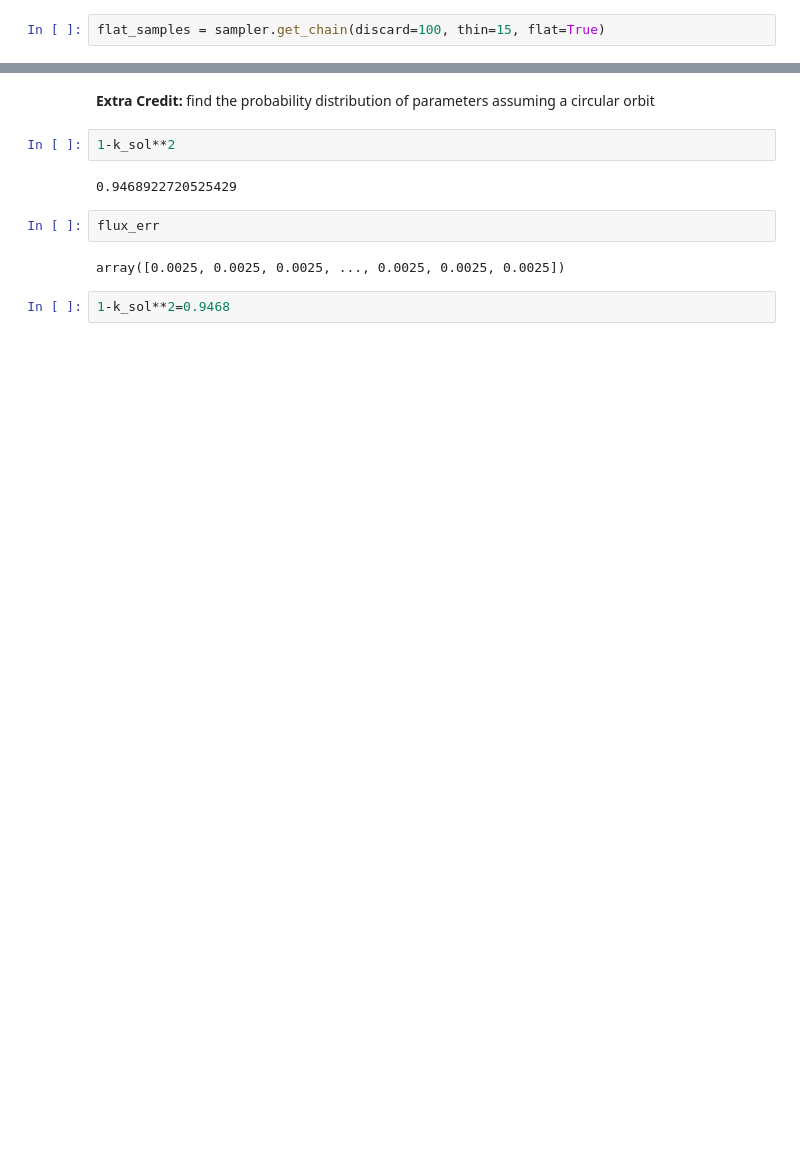
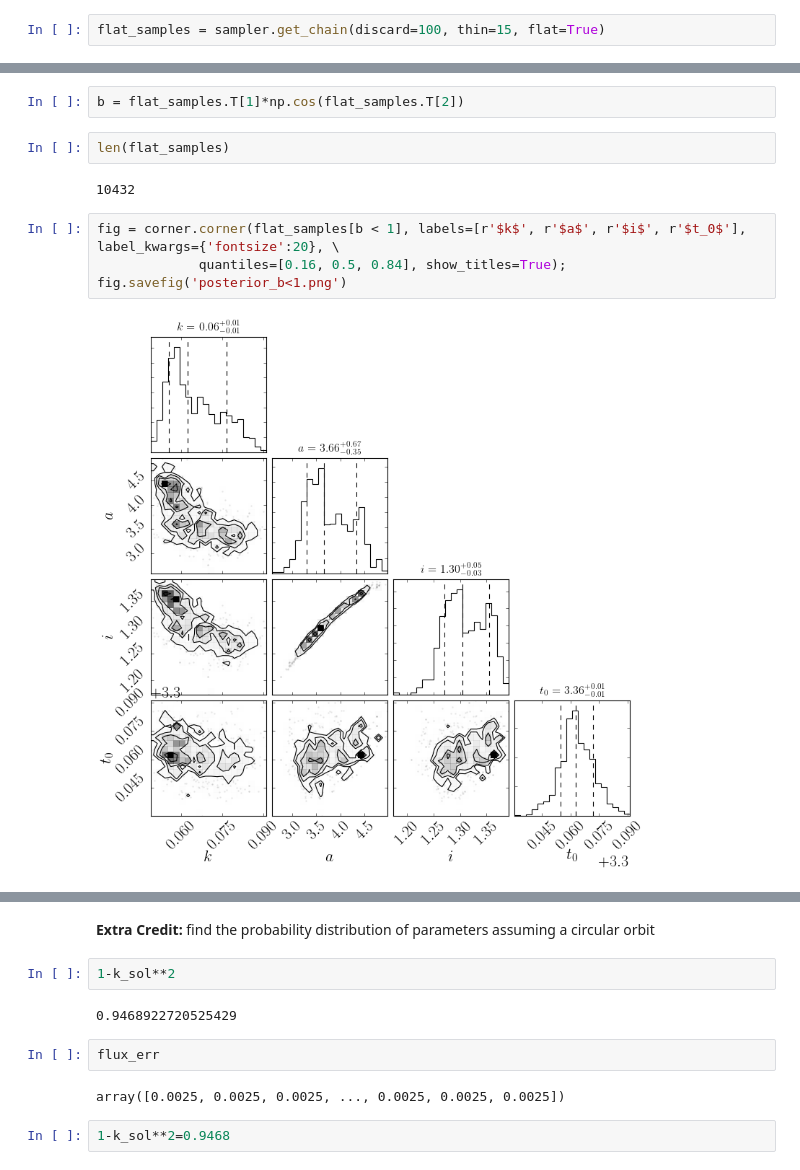
Before and after one commit to jbirky/exoplanet_models, a Jupyter notebook: transit_model.ipynb, the cells around one changed output, grey strips where cells are left out. Drawn from its saved outputs; the diff is of its cells as text; blank space fills up the shorter version.

```diff
--- a/transit_model.ipynb
+++ b/transit_model.ipynb
@@ -346,0 +350,12 @@ fig.savefig('posterior.png')
+# %%
+b = flat_samples.T[1]*np.cos(flat_samples.T[2])
+# %%
+len(flat_samples)
+# %% [output]
+10432
+# %%
+fig = corner.corner(flat_samples[b < 1], labels=[r'$k$', r'$a$', r'$i$', r'$t_0$'], label_kwargs={'fontsize':20}, \
+             quantiles=[0.16, 0.5, 0.84], show_titles=True);
+fig.savefig('posterior_b<1.png')
+# %% [output]
+[figure, added]
```
Also changed, not shown: parts of 17 cells of this notebook.
